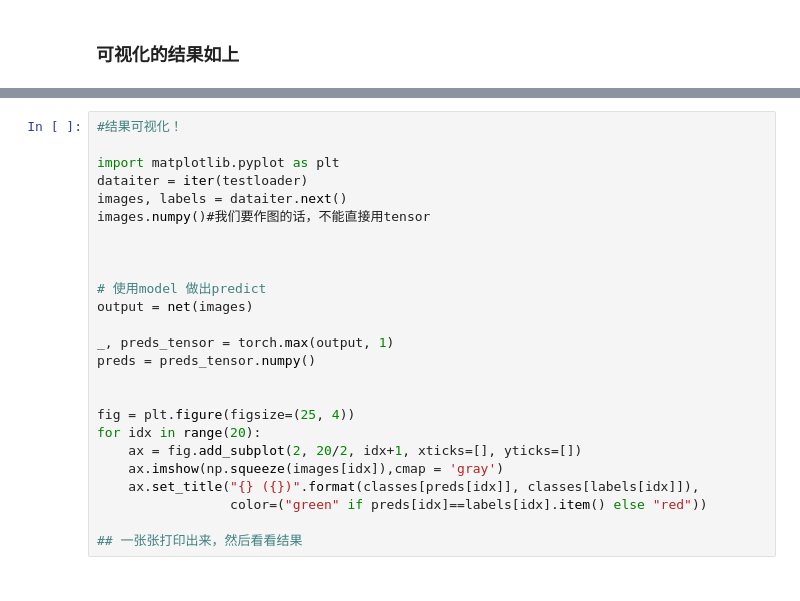
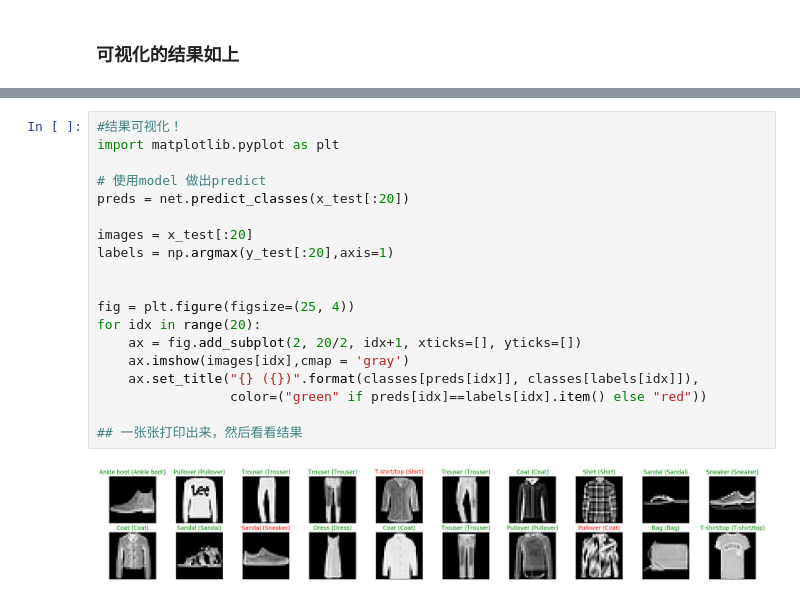
Before and after one commit to MarcoXM/ComputerVision, a Jupyter notebook: Keras/2.Fashion-MNIST .ipynb, the cells around one changed output, grey strips where cells are left out. Drawn from its saved outputs; the diff is of its cells as text.

```diff
--- a/Keras/2.Fashion-MNIST .ipynb
+++ b/Keras/2.Fashion-MNIST .ipynb
@@ -210,25 +173,21 @@ print('\nTest Accuracy (Overall): %2d%% (%2d/%2d)' % (
 # %%
 #结果可视化！
-
 import matplotlib.pyplot as plt
-dataiter = iter(testloader)
-images, labels = dataiter.next()
-images.numpy()#我们要作图的话，不能直接用tensor
-
-
 
 # 使用model 做出predict
-output = net(images)
+preds = net.predict_classes(x_test[:20])
 
-_, preds_tensor = torch.max(output, 1)
-preds = preds_tensor.numpy()
+images = x_test[:20]
+labels = np.argmax(y_test[:20],axis=1)
 
 
 fig = plt.figure(figsize=(25, 4))
 for idx in range(20):
     ax = fig.add_subplot(2, 20/2, idx+1, xticks=[], yticks=[])
-    ax.imshow(np.squeeze(images[idx]),cmap = 'gray')
+    ax.imshow(images[idx],cmap = 'gray')
     ax.set_title("{} ({})".format(classes[preds[idx]], classes[labels[idx]]),
                  color=("green" if preds[idx]==labels[idx].item() else "red"))
 
 ## 一张张打印出来，然后看看结果
+# %% [output]
+[figure, added]
```
Also changed, not shown: parts of 3 cells of this notebook.
